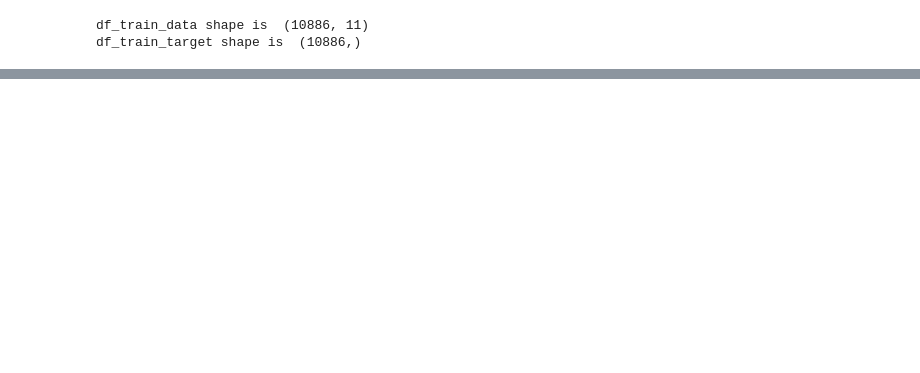
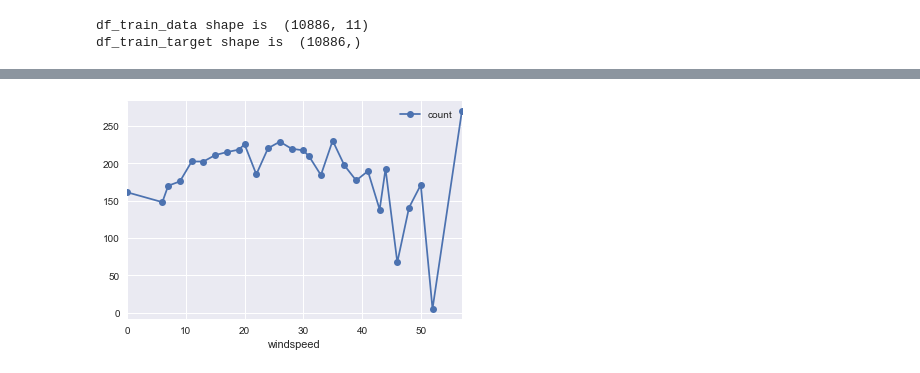
Before and after one commit to xiphodon/my_kaggle, a Jupyter notebook: kaggle_bike_sharing_demand/kaggle_bicycle_sharing_demand.ipynb, the cells around one changed output, grey strips where cells are left out. Saved outputs shown, nothing was run; the diff lists cells and outputs as text; code cells hidden in the pictures; blank space fills up the shorter version.

```diff
--- a/kaggle_bike_sharing_demand/kaggle_bicycle_sharing_demand.ipynb
+++ b/kaggle_bike_sharing_demand/kaggle_bicycle_sharing_demand.ipynb
@@ -178,0 +345,10 @@ train score: 0.979, test score: 0.852
+# %%
+##############################################
+##                数据分析                  ##
+##############################################
+
+# 风速
+df_train_origin.groupby('windspeed').mean().plot(y='count', marker='o')
+plt.show()
+# %% [output]
+[figure, added]
```
Also changed, not shown: parts of 23 cells of this notebook, 1 other file.
